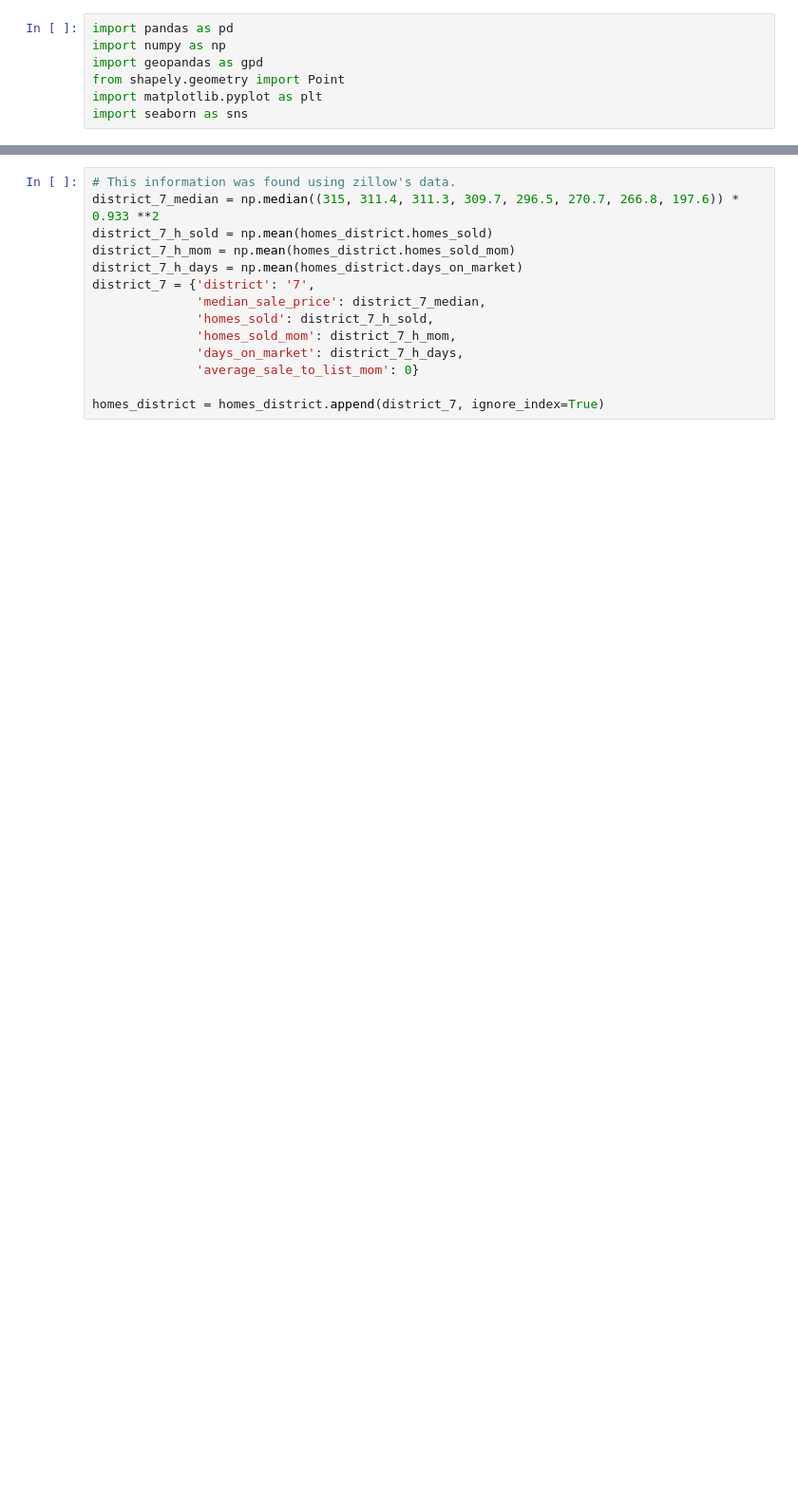
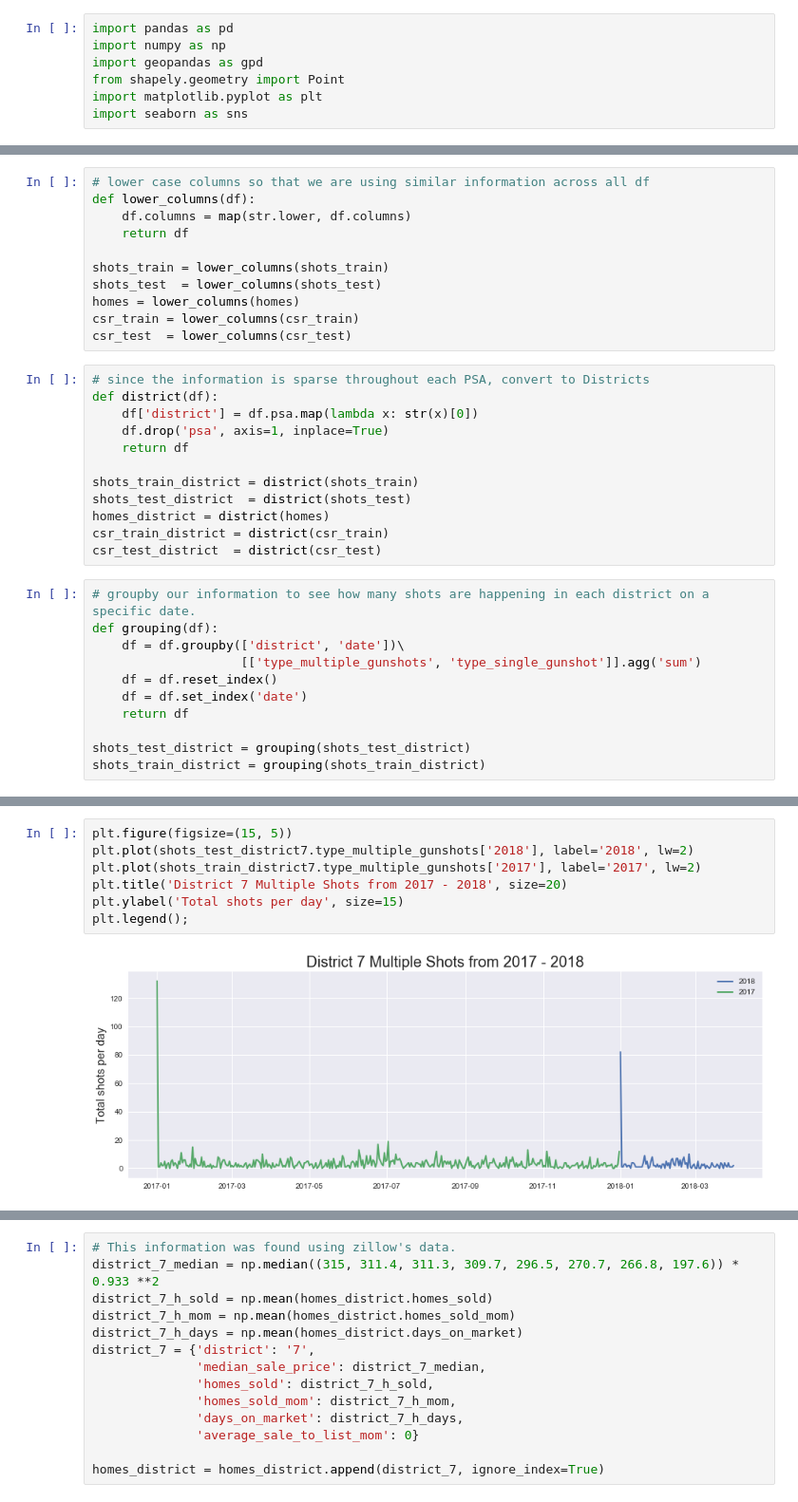
Before and after one commit to haoapple/The_Lab_DC_client_project, a Jupyter notebook: 03.Feature Engineering.ipynb, the cells around one changed output, grey strips where cells are left out. Shown at 95% size. Cells and saved outputs as stored; diff of their text form; blank space fills up the shorter version.

```diff
--- a/03.Feature Engineering.ipynb
+++ b/03.Feature Engineering.ipynb
@@ -224,0 +111,34 @@ homes_district = homes_district.reset_index()
+# %%
+# lower case columns so that we are using similar information across all df
+def lower_columns(df):
+    df.columns = map(str.lower, df.columns)
+    return df
+
+shots_train = lower_columns(shots_train)
+shots_test  = lower_columns(shots_test)
+homes = lower_columns(homes)
+csr_train = lower_columns(csr_train)
+csr_test  = lower_columns(csr_test)
+# %%
+# since the information is sparse throughout each PSA, convert to Districts
+def district(df):
+    df['district'] = df.psa.map(lambda x: str(x)[0])
+    df.drop('psa', axis=1, inplace=True)
+    return df
+
+shots_train_district = district(shots_train)
+shots_test_district  = district(shots_test)
+homes_district = district(homes)
+csr_train_district = district(csr_train)
+csr_test_district  = district(csr_test)
+# %%
+# groupby our information to see how many shots are happening in each district on a specific date.
+def grouping(df):
+    df = df.groupby(['district', 'date'])\
+                    [['type_multiple_gunshots', 'type_single_gunshot']].agg('sum')
+    df = df.reset_index()
+    df = df.set_index('date')
+    return df
+
+shots_test_district = grouping(shots_test_district)
+shots_train_district = grouping(shots_train_district)
@@ -224,0 +197,9 @@ homes_district = homes_district.reset_index()
+# %%
+plt.figure(figsize=(15, 5))
+plt.plot(shots_test_district7.type_multiple_gunshots['2018'], label='2018', lw=2)
+plt.plot(shots_train_district7.type_multiple_gunshots['2017'], label='2017', lw=2)
+plt.title('District 7 Multiple Shots from 2017 - 2018', size=20)
+plt.ylabel('Total shots per day', size=15)
+plt.legend();
+# %% [output]
+[figure, added]
```
Also changed, not shown: parts of 75 cells of this notebook, 5 other files.
